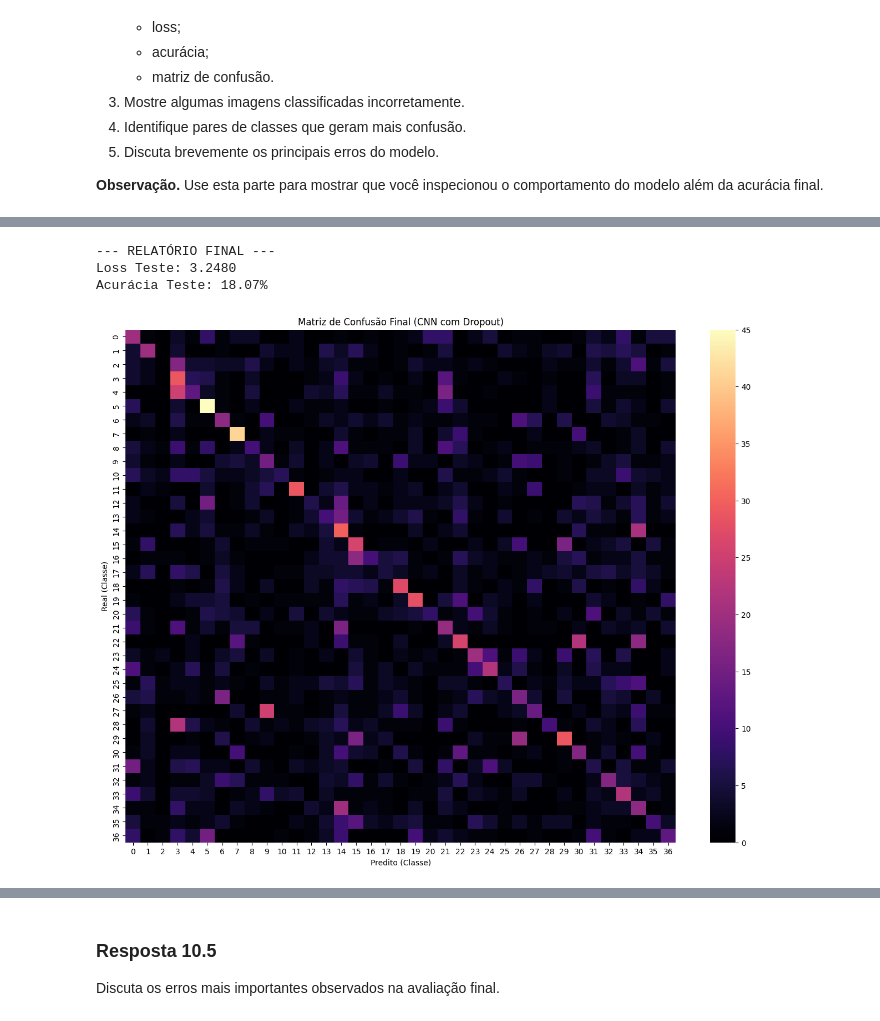
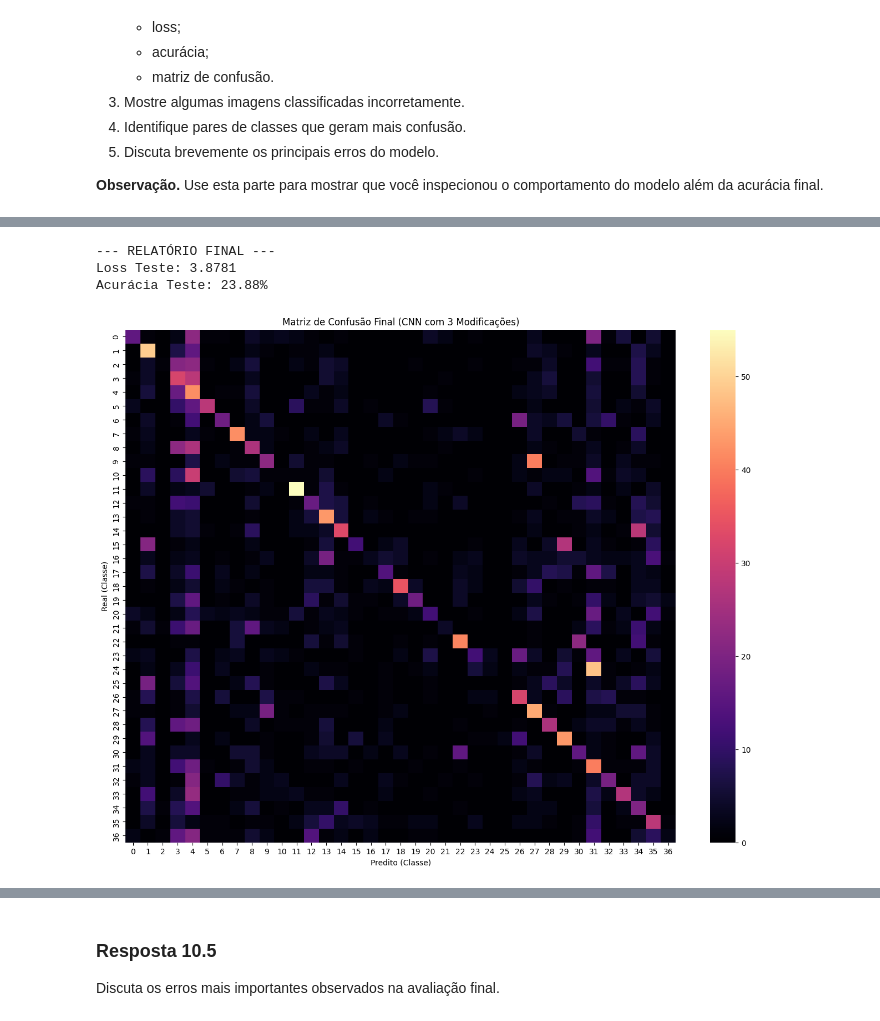
Before and after one commit to Heri-impatech/trabalho_I_ml2, a Jupyter notebook: trabalho_1/classificacao_com_cnn.ipynb, the cells around one changed output, grey strips where cells are left out. Saved outputs shown, nothing was run; the diff lists cells and outputs as text; code cells hidden in the pictures.

```diff
--- a/trabalho_1/classificacao_com_cnn.ipynb
+++ b/trabalho_1/classificacao_com_cnn.ipynb
@@ -1439,6 +1556,6 @@ Successfully installed joblib-1.5.3 scikit-learn-1.8.0 scipy-1.17.1 threadpoolct
 Note: you may need to restart the kernel to use updated packages.
 # %%
-modelo_cnn_dropout.eval() # Modo de avaliação (desativa o dropout)
+modelo_final_customization.eval() # Modo de avaliação (desativa o dropout)
 teste_loss = 0
 correct = 0
 total = 0
@@ -1449,7 +1566,7 @@ y_pred = []
 with torch.no_grad():
     for images, labels in teste_loader:
         images, labels = images.to(device), labels.to(device)
-        outputs = modelo_cnn_dropout(images)
+        outputs = modelo_final_customization(images)
         loss = criterion(outputs, labels)
         teste_loss += loss.item()
 
@@ -1499,7 +1616,7 @@ from sklearn.metrics import confusion_matrix
 import numpy as np
 
 # 1. Avaliação no conjunto de teste
-modelo_cnn_dropout.eval()
+modelo_final_customization.eval()
 y_true = []
 y_pred = []
 imagens_erros = []
@@ -1512,44 +1629,44 @@ with torch.no_grad():
         images_device = images.to(device)
         labels_device = labels.to(device)
 
-        outputs = modelo_cnn_dropout(images_device)
+        outputs = modelo_final_customization(images_device)
         loss = criterion(outputs, labels_device)
         teste_loss_acumulada += loss.item()
 
         _, predicted = torch.max(outputs, 1)
 
         # Guardar para métricas
         y_true.extend(labels.numpy())
         y_pred.extend(predicted.cpu().numpy())
 
         # Guardar alguns erros para visualização (Tarefa 3)
         mask_erros = predicted.cpu() != labels
         if mask_erros.any():
             imagens_erros.extend(images[mask_erros][:5]) # Pega até 5 erros por batch
             labels_reais_erros.extend(labels[mask_erros][:5])
             labels_preditos_erros.extend(predicted.cpu()[mask_erros][:5])
 
 # Cálculos finais
 acc_teste = 100 * np.mean(np.array(y_true) == np.array(y_pred))
 loss_teste = teste_loss_acumulada / len(teste_loader)
 
 print(f'--- RELATÓRIO FINAL ---')
 print(f'Loss Teste: {loss_teste:.4f}')
 print(f'Acurácia Teste: {acc_teste:.2f}%')
 
 # 2. Plotar Matriz de Confusão (Tarefa 2)
 cm = confusion_matrix(y_true, y_pred)
 plt.figure(figsize=(16, 12))
 sns.heatmap(cm, annot=False, cmap='magma') # 'magma' destaca melhor os erros fora da diagonal
-plt.title('Matriz de Confusão Final (CNN com Dropout)')
+plt.title('Matriz de Confusão Final (CNN com 3 Modificações)')
 plt.xlabel('Predito (Classe)')
 plt.ylabel('Real (Classe)')
 plt.show()
 # %% [output]
 --- RELATÓRIO FINAL ---
-Loss Teste: 3.2480
-Acurácia Teste: 18.07%
+Loss Teste: 3.8781
+Acurácia Teste: 23.88%
-[figure, old version]
+[figure, new version]
 # %%
 
 plt.figure(figsize=(15, 5))
```
Also changed, not shown: parts of 50 cells of this notebook.
